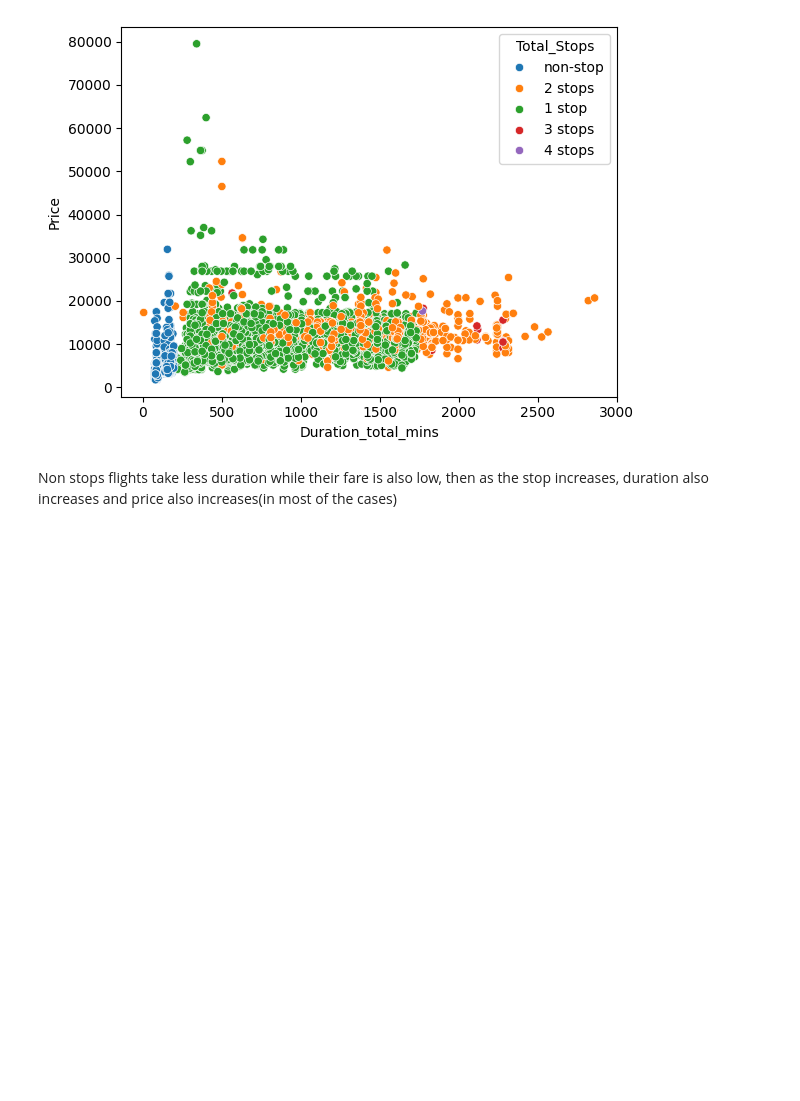
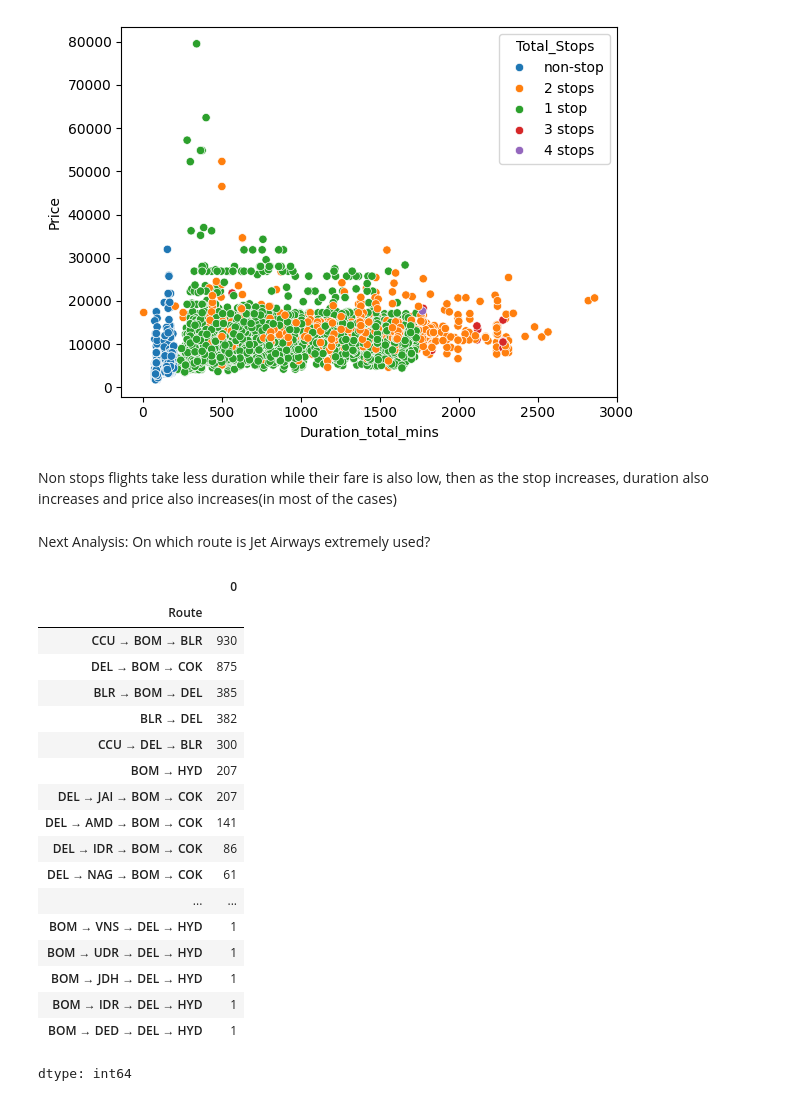
Before and after one commit to amantha6/flight-fare-detection, a Jupyter notebook: flight_prediction.ipynb, the cells around one changed output. Cells and saved outputs as stored; diff of their text form; code cells hidden in the pictures; blank space fills up the shorter version.

```diff
--- a/flight_prediction.ipynb
+++ b/flight_prediction.ipynb
@@ -350,3 +352,27 @@ sns.scatterplot(x="Duration_total_mins" , y="Price" , hue="Total_Stops", data=da
 
 Non stops flights take less duration while their fare is also low, then as the stop increases,
 duration also increases and price also increases(in most of the cases)
+# %% [markdown]
+Next Analysis: On which route is Jet Airways extremely used?
+# %%
+data[data['Airline']=='Jet Airways'].groupby('Route').size().sort_values(ascending=False)
+# %% [output]
+|  | 0 |
+| Route |  |
+| CCU → BOM → BLR | 930 |
+| DEL → BOM → COK | 875 |
+| BLR → BOM → DEL | 385 |
+| BLR → DEL | 382 |
+| CCU → DEL → BLR | 300 |
+| BOM → HYD | 207 |
+| DEL → JAI → BOM → COK | 207 |
+| DEL → AMD → BOM → COK | 141 |
+| DEL → IDR → BOM → COK | 86 |
+| DEL → NAG → BOM → COK | 61 |
+| ... | ... |
+| BOM → VNS → DEL → HYD | 1 |
+| BOM → UDR → DEL → HYD | 1 |
+| BOM → JDH → DEL → HYD | 1 |
+| BOM → IDR → DEL → HYD | 1 |
+| BOM → DED → DEL → HYD | 1 |
+dtype: int64
```
Also changed, not shown: parts of 9 cells of this notebook.
